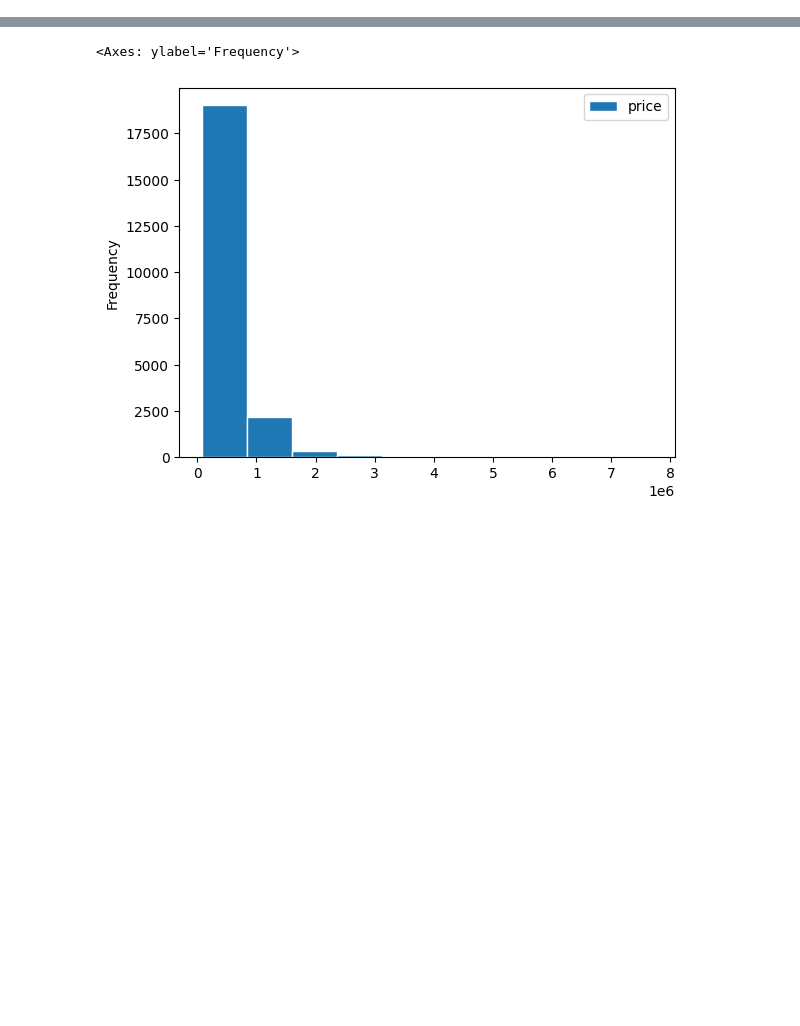
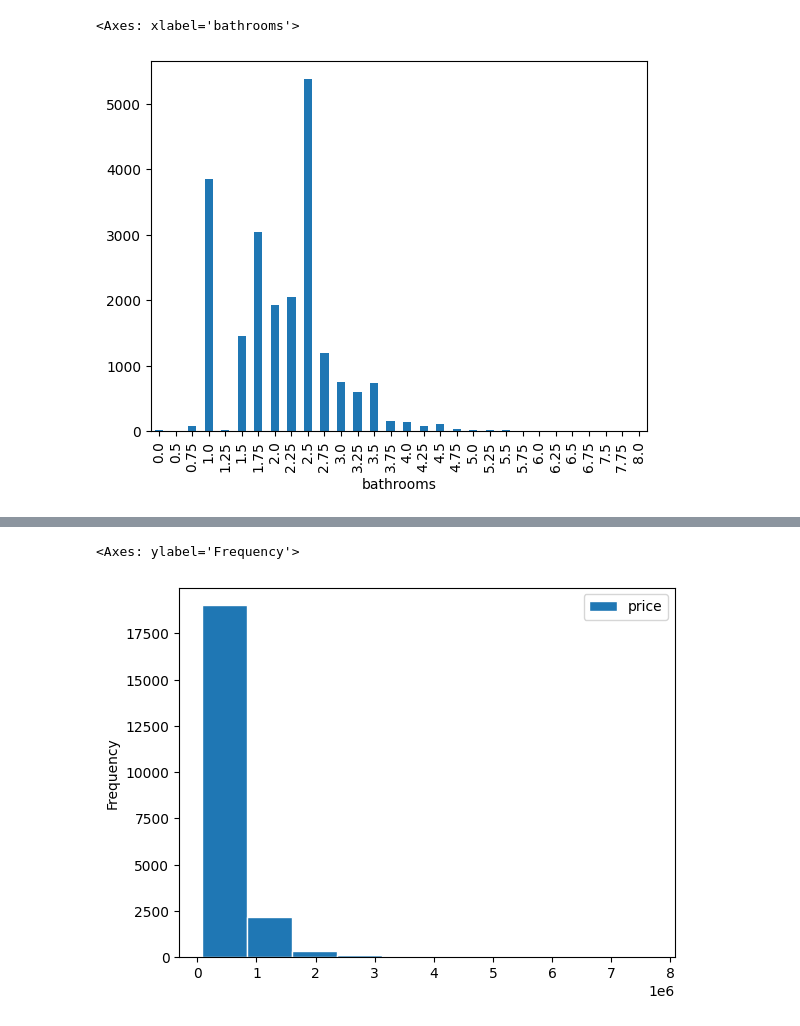
Before and after one commit to 2025-2-predictiva/PRE-02-despliegue-de-modelos-de-ml-mherrerao, a Jupyter notebook: homework/descriptivo.ipynb, the cells around one changed output, grey strips where cells are left out. Drawn from its saved outputs; the diff is of its cells as text; code cells hidden in the pictures; blank space fills up the shorter version.

```diff
--- a/homework/descriptivo.ipynb
+++ b/homework/descriptivo.ipynb
@@ -16,6 +16,11 @@ features = df[
 ]
 
 target = df[["price"]]
+# %%
+features.bathrooms.value_counts().sort_index().plot(kind="bar")
+# %% [output]
+<Axes: xlabel='bathrooms'>
+[figure, added]
 # %%
 features.sqft_living.plot(kind="hist", edgecolor="white", bins=20)
 # %% [output]
```
Also changed, not shown: parts of 1 cell of this notebook, 7 other files.
